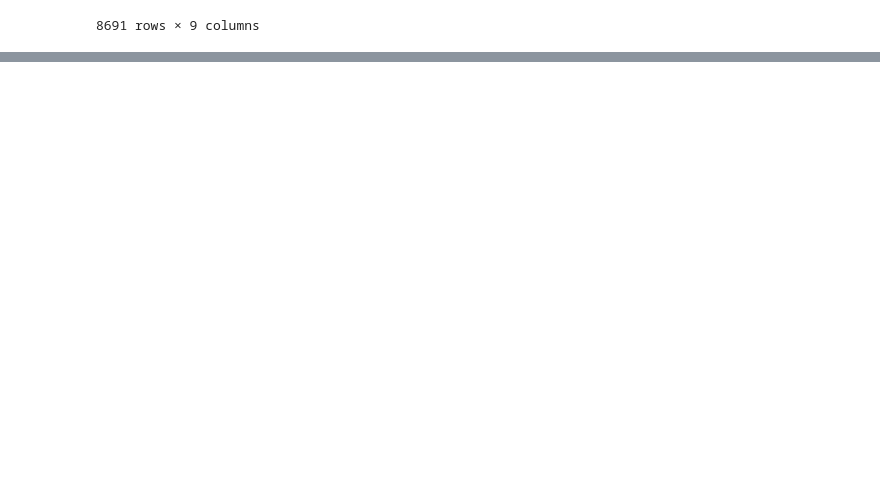
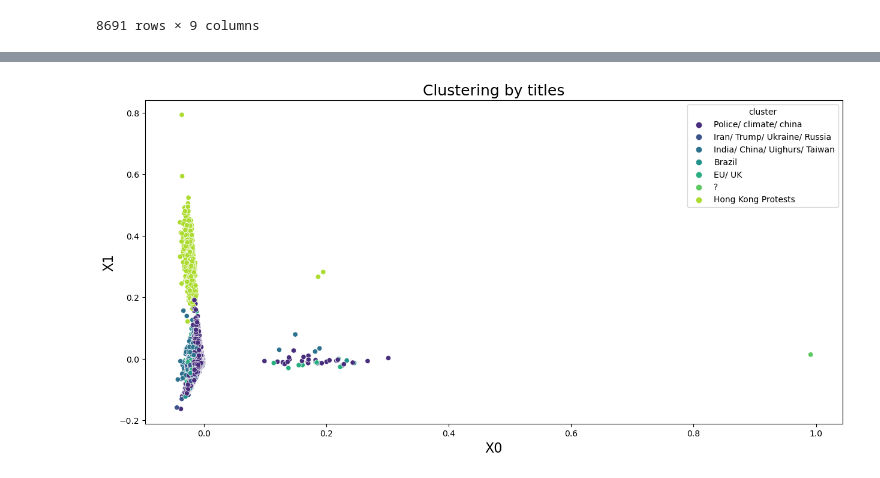
Before and after one commit to rauliacoban/reddit-mining, a Jupyter notebook: reddit.ipynb, the cells around one changed output, grey strips where cells are left out. Saved outputs shown, nothing was run; the diff lists cells and outputs as text; code cells hidden in the pictures; blank space fills up the shorter version.

```diff
--- a/reddit.ipynb
+++ b/reddit.ipynb
@@ -291,0 +612,65 @@ df
+# %%
+import matplotlib.pyplot as plt
+import seaborn as sns
+from sklearn.feature_extraction.text import TfidfVectorizer
+from sklearn.cluster import KMeans
+from sklearn.decomposition import PCA
+
+df = dfFromCSV("_sorted.csv")
+df['title'] = df['title'].astype(str)
+
+vectorizer = TfidfVectorizer(sublinear_tf=True, min_df=5, max_df=0.95)
+temp = vectorizer.fit_transform(df['title'])
+temp.toarray()
+
+kmeans = KMeans(n_clusters=7, random_state=42)
+kmeans.fit(temp)
+
+clusters = kmeans.labels_
+print(len(clusters), clusters)
+
+pca = PCA(n_components=2, random_state=42)
+pca_vecs = pca.fit_transform(temp.toarray())
+x0 = pca_vecs[:, 0]
+x1 = pca_vecs[:, 1]
+df['cluster'] = clusters
+df['x0'] = x0
+df['x1'] = x1
+df
+
+def get_top_keywords(n_terms):
+    """This function returns the keywords for each centroid of the KMeans"""
+    df = pd.DataFrame(temp.todense()).groupby(clusters).mean() # groups the TF-IDF vector by cluster
+    terms = vectorizer.get_feature_names_out() # access tf-idf terms
+    for i,r in df.iterrows():
+        print('\nCluster {}'.format(i))
+        print(','.join([terms[t] for t in np.argsort(r)[-n_terms:]])) # for each row of the dataframe, find the n terms that have the highest tf idf score
+
+get_top_keywords(10)
+
+# map clusters to appropriate labels
+cluster_map = {
+    0: "EU/ UK",
+    1: "Police/ climate/ china",
+    2: "Brazil",
+    3: "Iran/ Trump/ Ukraine/ Russia",
+    4: "?",
+    5: "Hong Kong Protests",
+    6: "India/ China/ Uighurs/ Taiwan"
+}
+
+# apply mapping
+df['cluster'] = df['cluster'].map(cluster_map)
+# set image size
+plt.figure(figsize=(15, 7))
+# set a title
+plt.title("Clustering by titles", fontdict={"fontsize": 18})
+# set axes names
+plt.xlabel("X0", fontdict={"fontsize": 16})
+plt.ylabel("X1", fontdict={"fontsize": 16})
+#plt.xlim(-0.05,0)
+#plt.ylim(-0.02,0.02)
+# create scatter plot with seaborn, where hue is the class used to group the data
+sns.scatterplot(data=df, x='x0', y='x1', hue='cluster', palette="viridis")
+plt.show()
+# %% [output]
@@ -291,0 +694 @@ df
+[figure, added]
```
Also changed, not shown: parts of 9 cells of this notebook, 16 other files.
